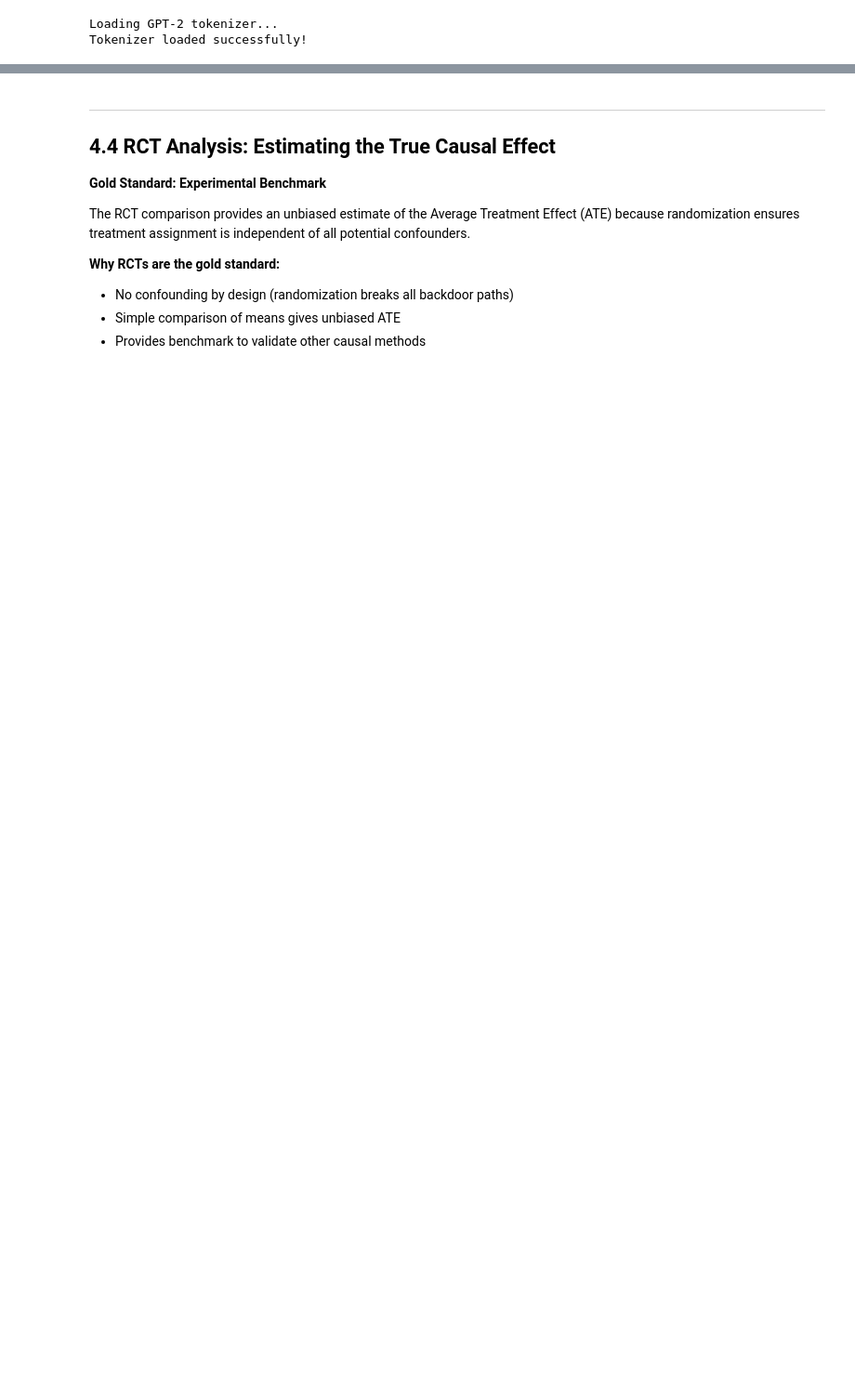
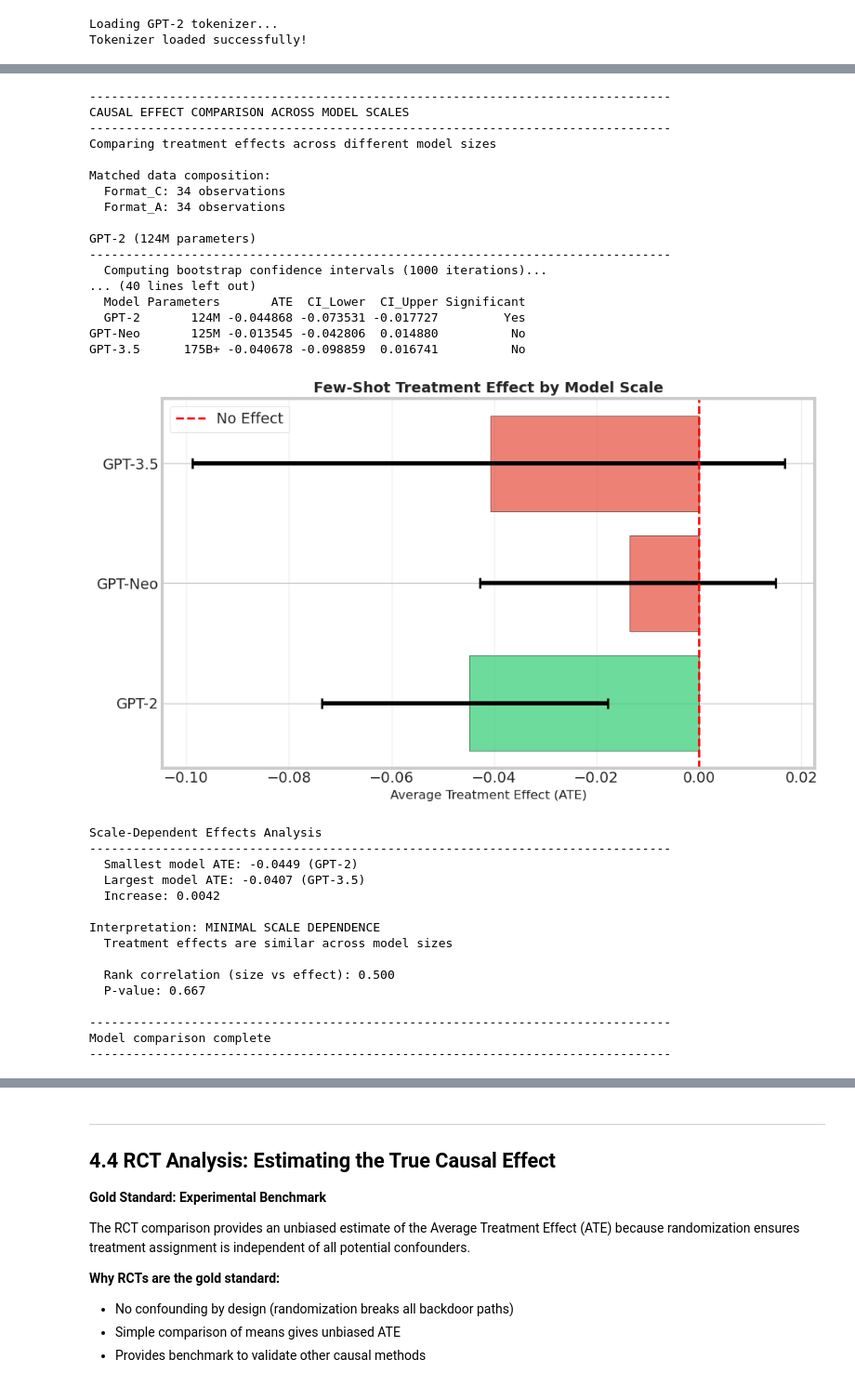
Before and after one commit to NilayRaut/Individual_Nilay_Causal_Inference_LLMs, a Jupyter notebook: notebooks/Causal_Inference_LLMs_Complete.ipynb, the cells around one changed output, grey strips where cells are left out. Shown at 93% size. Cells and saved outputs as stored; diff of their text form; code cells hidden in the pictures; blank space fills up the shorter version.

```diff
--- a/notebooks/Causal_Inference_LLMs_Complete.ipynb
+++ b/notebooks/Causal_Inference_LLMs_Complete.ipynb
@@ -1840,7 +1641,7 @@ def nearest_neighbor_matching(df, caliper=0.1):
     return df_matched, len(matched_pairs)
 
 # Perform matching
-df_matched, n_matched = nearest_neighbor_matching(df_binary, caliper=0.5)
+df_matched, n_matched = nearest_neighbor_matching(df_binary, caliper=0.2)
 
 print(f"Matching completed.")
 print(f"Matched {n_matched} pairs (total {len(df_matched)} observations)")
@@ -2774,7 +2749,7 @@ else:
         # Analyze each available model
         models_info = [
             ('gpt2', 'GPT-2', '124M'),
-            ('gptj', 'GPT-J', '6B'),
+            ('gptneo', 'GPT-Neo', '125M'),
             ('gpt35', 'GPT-3.5', '175B+')
         ]
 
@@ -2785,7 +2760,6 @@ else:
                 print(f"\n{backend_name} ({param_count} parameters)")
                 print("-" * 80)
                 print(f"  Skipped: {score_col} not found in data")
-                print(f"  To enable: Set USE_{backend_id.upper()}=True in generation cell")
                 continue
 
             print(f"\n{backend_name} ({param_count} parameters)")
@@ -2845,6 +2819,7 @@ else:
         print("\n" + "-" * 80)
         print("COMPARISON SUMMARY TABLE")
         print("-" * 80)
+        print("Note: Analysis uses GPT-2, GPT-3.5, and GPT-Neo only\\n")
 
         if len(comparison_results) > 0:
             df_comparison = pd.DataFrame(comparison_results)
@@ -2901,35 +2876,69 @@ else:
 
                 if ate_increase > 0.05:
                     print("\nInterpretation: FEW-SHOT LEARNING IS EMERGENT")
                     print("  Treatment effects increase substantially with model scale")
-                    print("  This validates findings from Brown et al. (2020)")
                     print("  Few-shot learning requires sufficient model capacity")
                 elif ate_increase > 0.02:
                     print("\nInterpretation: MODERATE SCALE DEPENDENCE")
                     print("  Treatment effects show some increase with scale")
                     print("  Effect is present but not dramatic")
                 else:
                     print("\nInterpretation: MINIMAL SCALE DEPENDENCE")
                     print("  Treatment effects are similar across model sizes")
 
-                # Statistical test for trend (only if we have 3+ models)
-                if len(comparison_results) >= 3:
-                    param_sizes = [124, 6000, 175000][:len(comparison_results)]  # millions of params
+                # Statistical test for trend (only if we have 2+ models)
+                if len(comparison_results) >= 2:
+                    # Use actual parameter counts for models we're testing
+                    param_sizes = [124, 125, 175000][:len(comparison_results)]  # GPT-2, GPT-Neo, GPT-3.5 (millions)
                     ates_list = [r['ATE'] for r in comparison_results]
 
                     from scipy.stats import spearmanr
                     correlation, p_value = spearmanr(param_sizes, ates_list)
                     print(f"\n  Rank correlation (size vs effect): {correlation:.3f}")
                     print(f"  P-value: {p_value:.3f}")
                     if p_value < 0.05:
                         print("  Statistically significant relationship between size and effect")
             else:
                 print("  Only one model available - cannot assess scale effects")
 
         else:
             print("No model results available for comparison")
-            print("Enable additional models by setting USE_GPTJ=True or USE_GPT35=True")
+            print("Enable additional models by setting USE_GPT35=True or USE_GPTNEO=True")
 
 print("\n" + "-" * 80)
 print("Model comparison complete")
 print("-" * 80)
+# %% [output]
+--------------------------------------------------------------------------------
+CAUSAL EFFECT COMPARISON ACROSS MODEL SCALES
+--------------------------------------------------------------------------------
+Comparing treatment effects across different model sizes
+
+Matched data composition:
+  Format_C: 34 observations
+  Format_A: 34 observations
+
+GPT-2 (124M parameters)
+--------------------------------------------------------------------------------
+  Computing bootstrap confidence intervals (1000 iterations)...
+... (40 lines left out)
+  Model Parameters       ATE  CI_Lower  CI_Upper Significant
+  GPT-2       124M -0.044868 -0.073531 -0.017727         Yes
+GPT-Neo       125M -0.013545 -0.042806  0.014880          No
+GPT-3.5      175B+ -0.040678 -0.098859  0.016741          No
+[figure, added]
+Scale-Dependent Effects Analysis
+--------------------------------------------------------------------------------
+  Smallest model ATE: -0.0449 (GPT-2)
+  Largest model ATE: -0.0407 (GPT-3.5)
+  Increase: 0.0042
+
+Interpretation: MINIMAL SCALE DEPENDENCE
+  Treatment effects are similar across model sizes
+
+  Rank correlation (size vs effect): 0.500
+  P-value: 0.667
+
+--------------------------------------------------------------------------------
+Model comparison complete
+--------------------------------------------------------------------------------
```
Also changed, not shown: parts of 90 cells of this notebook, 1 other file.
